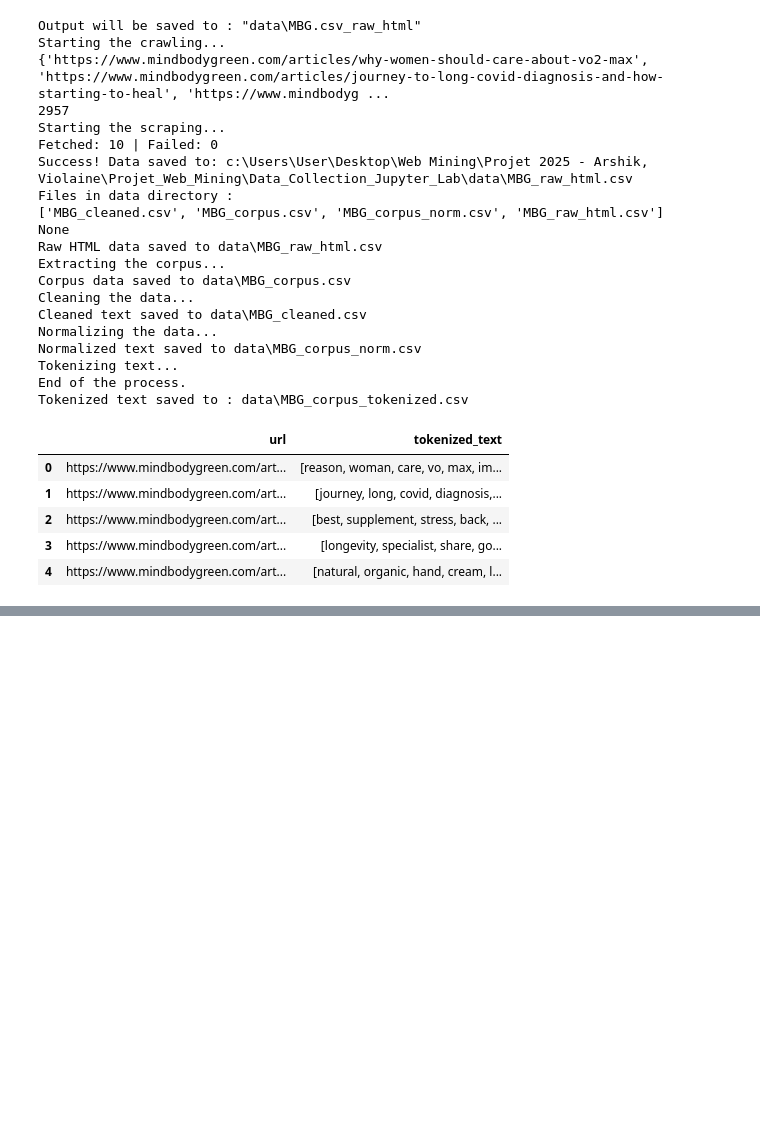
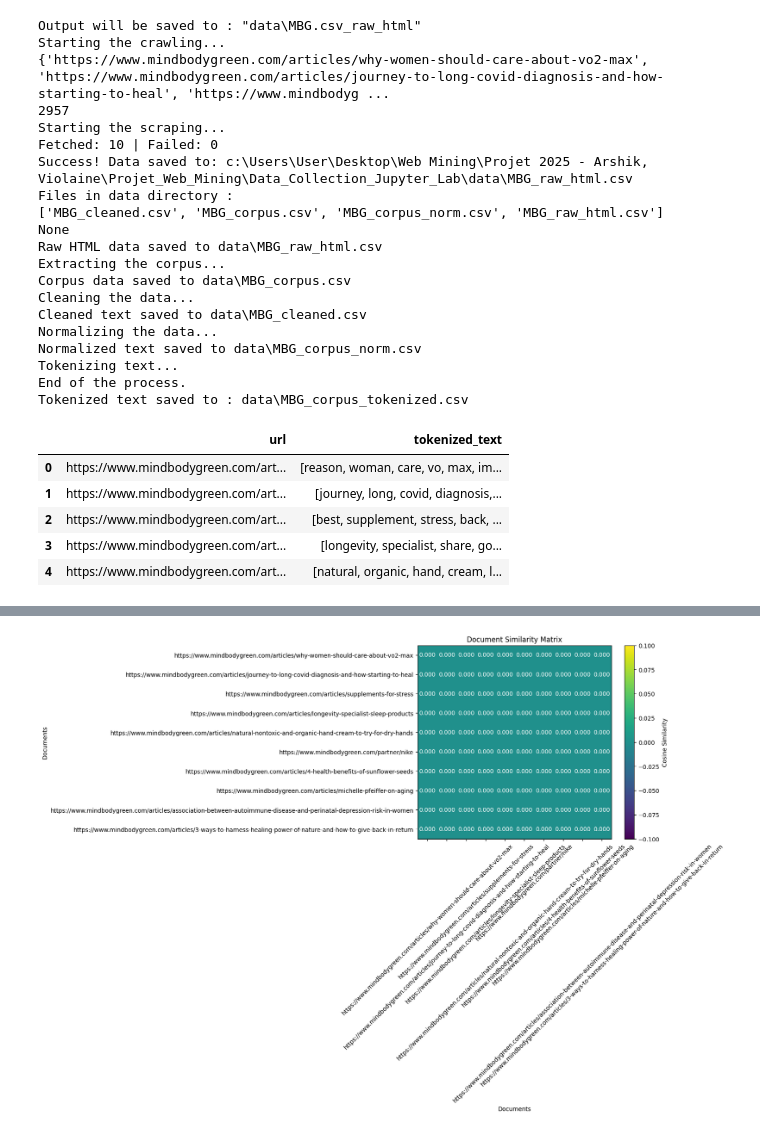
Before and after one commit to vio-glm/Projet_Web_Mining, a Jupyter notebook: Data_Collection_Jupyter_Lab/VF MBG.ipynb, the cells around one changed output, grey strips where cells are left out. Drawn from its saved outputs; the diff is of its cells as text; code cells hidden in the pictures; blank space fills up the shorter version.

```diff
--- a/Data_Collection_Jupyter_Lab/VF MBG.ipynb
+++ b/Data_Collection_Jupyter_Lab/VF MBG.ipynb
@@ -380,0 +411,7 @@ Tokenized text saved to : data\MBG_corpus_tokenized.csv
+# %%
+tokenized_dict = dict(zip(df_final["url"], df_final["tokenized_text"]))
+# %%
+MBG_td_matrix, MBG_vocab = build_term_document_matrix(tokenized_dict, min_doc_freq=10, max_doc_freq=60)
+
+print(MBG_vocab[:20])
+print(MBG_td_matrix)
@@ -380,0 +436,8 @@ Tokenized text saved to : data\MBG_corpus_tokenized.csv
+# %%
+row_sums = MBG_td_matrix.sum(axis=1)  # Total tokens per document (row)
+tf = MBG_td_matrix.div(row_sums, axis=0)
+df = (MBG_td_matrix > 0).sum(axis=0)  # Number of documents containing each term (column)
+N = MBG_td_matrix.shape[0]  # Number of documents
+idf = np.log((N) / (df))
+tf_idf = tf.mul(idf, axis=1)
+print(tf_idf)
@@ -380,0 +462,30 @@ Tokenized text saved to : data\MBG_corpus_tokenized.csv
+# %%
+# Compute the cosine similarity matrix
+similarity_matrix_tfidf = cosine_similarity(tf_idf)
+
+# Convert to a DataFrame for better readability (optional)
+similarity_df_tfidf = pd.DataFrame(similarity_matrix_tfidf, index=tf_idf.index, columns=tf_idf.index)
+
+# Display the similarity DataFrame
+display(similarity_df_tfidf)
+
+def plot_similarity_matrix(similarity_df):
+    # Plot the similarity matrix
+    plt.figure(figsize=(8, 6))
+    plt.imshow(similarity_df, interpolation='nearest', cmap='viridis')
+    plt.colorbar(label='Cosine Similarity')
+    plt.title('Document Similarity Matrix')
+    plt.xticks(ticks=range(len(similarity_df.columns)), labels=similarity_df.columns, rotation=45)
+    plt.yticks(ticks=range(len(similarity_df.index)), labels=similarity_df.index)
+    plt.xlabel('Documents')
+    plt.ylabel('Documents')
+
+    # Optionally, annotate the cells with similarity values
+    for i in range(len(similarity_df)):
+        for j in range(len(similarity_df)):
+            plt.text(j, i, f"{similarity_df.iloc[i, j]:.3f}", ha='center', va='center', color='white')
+
+    plt.tight_layout()
+
+plot_similarity_matrix(similarity_df_tfidf)
+# %% [output]
@@ -380,0 +503 @@ Tokenized text saved to : data\MBG_corpus_tokenized.csv
+[figure, added]
```
Also changed, not shown: parts of 9 cells of this notebook.
